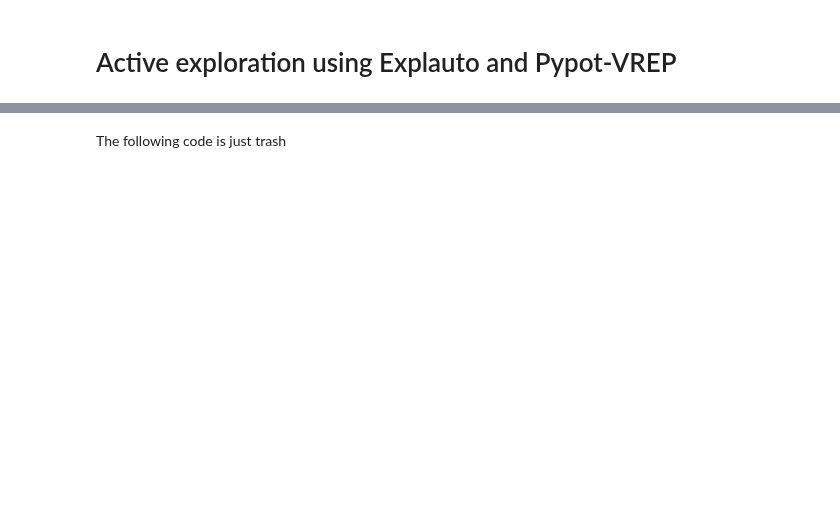
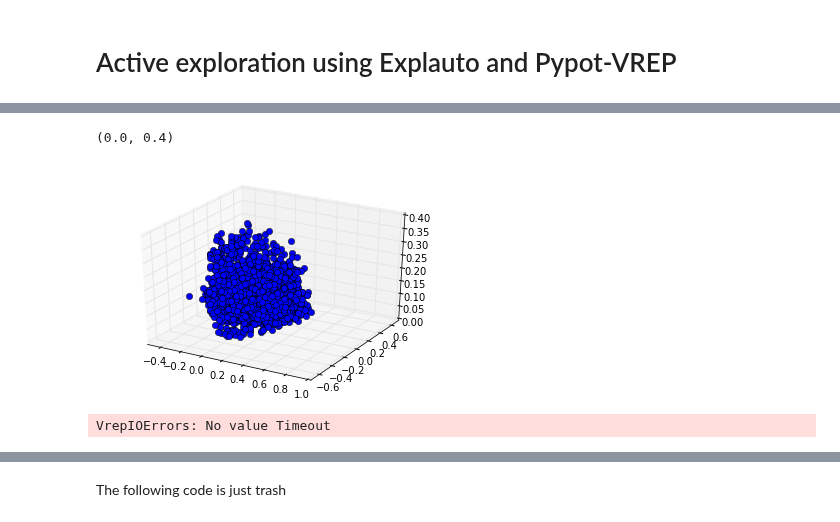
Before and after one commit to flowersteam/explauto, a Jupyter notebook: notebook/monte-ta-tete.ipynb, the cells around one changed output, grey strips where cells are left out. Saved outputs shown, nothing was run; the diff lists cells and outputs as text; code cells hidden in the pictures; blank space fills up the shorter version.

```diff
--- a/notebook/monte-ta-tete.ipynb
+++ b/notebook/monte-ta-tete.ipynb
@@ -247,2 +232,23 @@ matplotlib.__file__
+# %%
+from mpl_toolkits.mplot3d import Axes3D
+fig = figure()
+ax = fig.add_subplot(111, projection='3d')
+ax.plot(expe.log.logs['perception'][:, 0], expe.log.logs['perception'][:, 1], expe.log.logs['perception'][:, 2], marker="o", lw=0)
+#ax.plot(expe.log.logs['choice'][:, 0], expe.log.logs['choice'][:, 1], expe.log.logs['choice'][:, 2], marker="+", color='g', lw=0)
+
+
+ax.set_xlim(ag.conf.s_mins[0], ag.conf.s_maxs[0])
+ax.set_ylim(ag.conf.s_mins[1], ag.conf.s_maxs[1])
+ax.set_zlim(ag.conf.s_mins[2], 0.4) # ag.conf.s_maxs[2])
+# %% [output]
+(0.0, 0.4)
+[figure, added]
+# %%
+from numpy import arange, array
+for i in arange(0, 1900, 40):
+    s = env.update(a_g_b.logs['movement'][int(i), :, :], log=False)
+    print i, s[-1]
+# %% [output]
+VrepIOErrors: No value Timeout
 # %%
 expe.stop()
```
Also changed, not shown: parts of 28 cells of this notebook.
